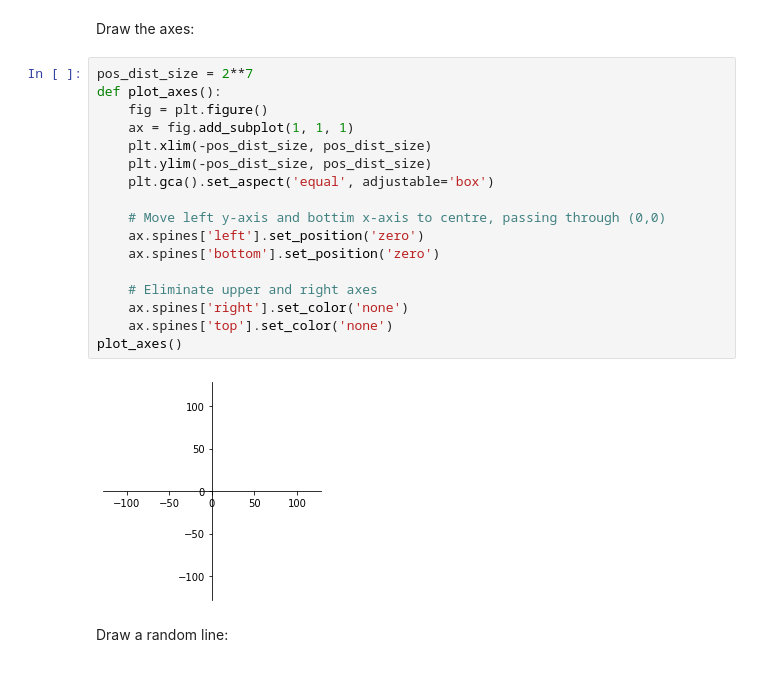
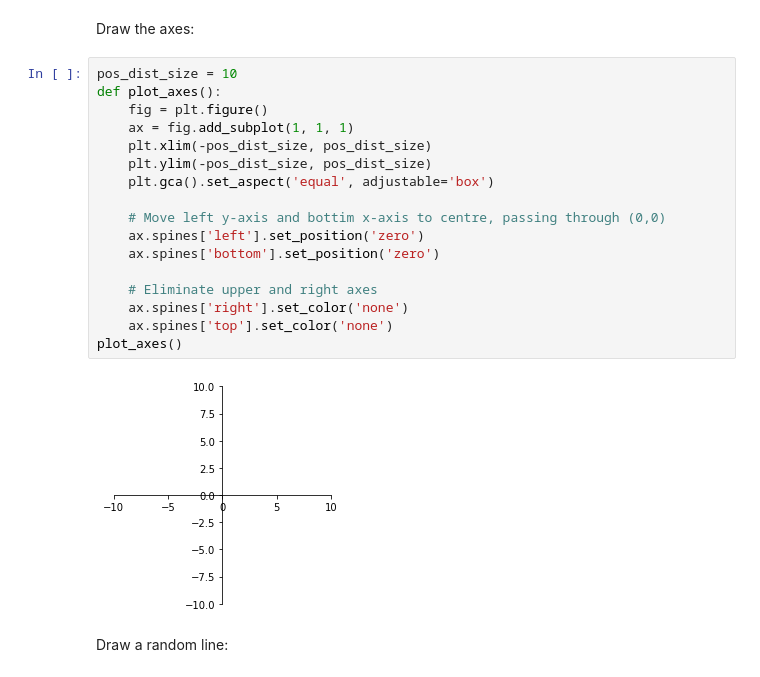
Before and after one commit to mattany/IML, a Jupyter notebook: problem_set_11.ipynb, the cells around one changed output. Drawn from its saved outputs; the diff is of its cells as text.

```diff
--- a/problem_set_11.ipynb
+++ b/problem_set_11.ipynb
@@ -13,24 +13,24 @@ np.random.seed(0)
 # %% [markdown]
 Draw the axes:
 # %%
-pos_dist_size = 2**7
+pos_dist_size = 10
 def plot_axes():
     fig = plt.figure()
     ax = fig.add_subplot(1, 1, 1)
     plt.xlim(-pos_dist_size, pos_dist_size)
     plt.ylim(-pos_dist_size, pos_dist_size)
     plt.gca().set_aspect('equal', adjustable='box')
 
     # Move left y-axis and bottim x-axis to centre, passing through (0,0)
     ax.spines['left'].set_position('zero')
     ax.spines['bottom'].set_position('zero')
 
     # Eliminate upper and right axes
     ax.spines['right'].set_color('none')
     ax.spines['top'].set_color('none')
 plot_axes()
 # %% [output]
-[figure, old version]
+[figure, new version]
 # %% [markdown]
 Draw a random line:
 # %%
```
Also changed, not shown: parts of 9 cells of this notebook.
